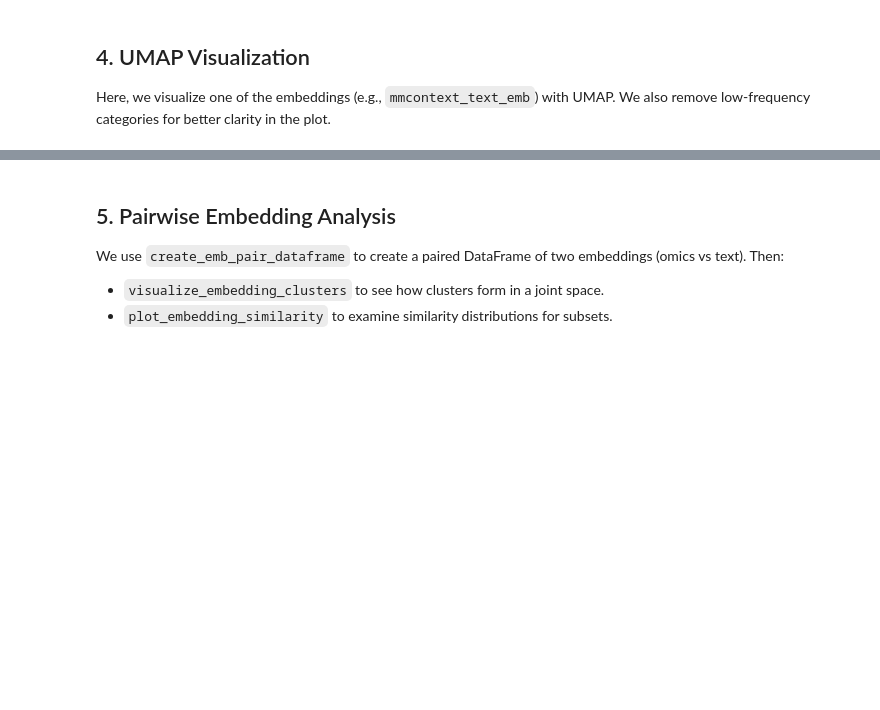
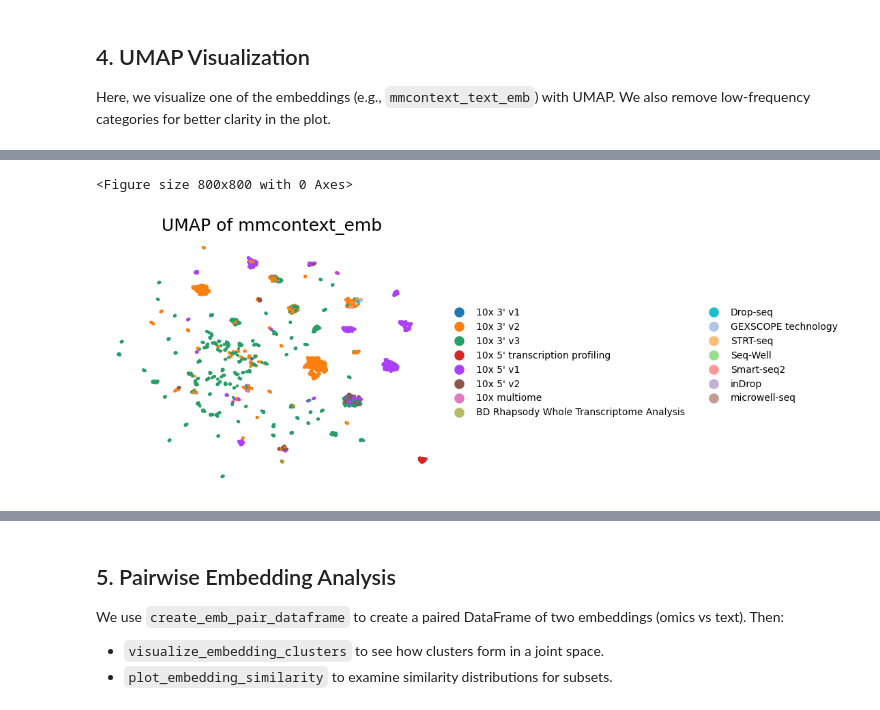
Before and after one commit to mengerj/mmcontext, a Jupyter notebook: exploratory/notebooks/eval_model.ipynb, the cells around one changed output, grey strips where cells are left out. Cells and saved outputs as stored; diff of their text form; code cells hidden in the pictures; blank space fills up the shorter version.

```diff
--- a/exploratory/notebooks/eval_model.ipynb
+++ b/exploratory/notebooks/eval_model.ipynb
@@ -15,8 +18,6 @@ You can adapt the parameters at the top to switch between different models and d
 # %% [markdown]
 ## 1. Imports and Configuration
 # %%
-import logging
-
 import anndata
 import numpy as np
 import pandas as pd
@@ -31,10 +32,10 @@ from mmcontext.pl.plotting import plot_embedding_similarity, plot_query_scores_u
 from mmcontext.pp.utils import consolidate_low_frequency_categories
 
 # mmcontext imports
-from mmcontext.utils import load_test_adata_from_hf_dataset
+from mmcontext.utils import load_test_adata_from_hf_dataset, setup_logging
 
-logger = logging.getLogger(__name__)
-logger.setLevel(logging.INFO)
+logger = setup_logging()
+
 
 ############################################
 #           CONFIGURABLE PARAMETERS       #
@@ -47,10 +48,18 @@ MODEL_NAME = "jo-mengr/mmcontext-geo7k-cellxgene3.5k-multiplets"  # Example mode
 DATASET_NAME = "cellxgene_pseudo_bulk_3_5k_multiplets_natural_language_annotation"  # Example dataset name
 
 # These keys can be adapted to your AnnData
-BATCH_KEY = "_scvi_batch"
+BATCH_KEY = "assay"
 LABEL_KEY = "cell_type"  # The column used for cell type labels
 # Additional keys for scibEvaluator
-EMBEDDING_KEYS = ["mmcontext_emb", "mmcontext_text_emb", "X_geneformer", "X_hvg", "X_pca", "X_scvi"]
+EMBEDDING_KEYS = [
+    "mmcontext_emb",
+    "mmcontext_text_emb",
+    "text_emb_original",
+    "X_geneformer",
+    "X_hvg",
+    "X_pca",
+    "X_scvi",
+]
 
 # Zero-shot classification function parameters
 ZERO_SHOT_LABEL_KEY = LABEL_KEY
@@ -65,7 +76,7 @@ logger.info("Loading dataset from HuggingFace...")
 dataset = load_dataset(f"jo-mengr/{DATASET_NAME}")
 
 logger.info("Splitting to test subset...")
-test_dataset = dataset["val"]
+test_dataset = dataset["train"]
 
 logger.info("Loading model...")
 model = SentenceTransformer(MODEL_NAME)
@@ -83,3 +109,7 @@ MissingSchema: Invalid URL 'data/RNA/processed/train/cellxgene_pseudo_bulk_3_5k/
+# %%
+# If the dataset has "pairs" in the same, filter the label column for == 1.0
+if "pairs" in DATASET_NAME:
+    test_dataset = test_dataset.filter(lambda x: x[LABEL_KEY] == 1.0)
 # %% [markdown]
 ## 3. Generate Embeddings
 
@@ -91,13 +121,18 @@ We generate:
 logger.info("Generating omics embeddings...")
 omics_embeddings = model.encode(test_dataset["anndata_ref"])
 
-logger.info("Generating text embeddings...")
+logger.info("Generating text embeddings with pre-trained multi-modal model...")
 text_annotations = adata.obs["natural_language_annotation"].values.tolist()
 text_embeddings = model.encode(text_annotations)
+logger.info("Generating text embeddings with original text model...")
+text_encoder_name = model[0].text_encoder_name
+text_model = SentenceTransformer(text_encoder_name)
+text_embeddings_original = text_model.encode(text_annotations)
 
 logger.info("Storing embeddings in AnnData...")
 adata.obsm["mmcontext_emb"] = omics_embeddings
 adata.obsm["mmcontext_text_emb"] = text_embeddings
+adata.obsm["text_emb_original"] = text_embeddings_original
 
 logger.info("Embedding generation complete.")
 adata
@@ -113,10 +159,11 @@ adata_cut = consolidate_low_frequency_categories(adata, [LABEL_KEY], threshold=1
 color_key = BATCH_KEY
 
 logger.info("Plotting UMAP...")
-plot_umap(adata_cut, color_key=color_key, embedding_key="mmcontext_text_emb")
+plot_umap(adata_cut, color_key=color_key, embedding_key="mmcontext_emb")
 
 if SAVE_FIGURES:
     import matplotlib.pyplot as plt
 
     plt.savefig("umap_visualization.png", dpi=150)
     logger.info("UMAP plot saved to umap_visualization.png")
+# %% [output]
@@ -122,0 +174,2 @@ if SAVE_FIGURES:
+<Figure size 800x800 with 0 Axes>
+[figure, added]
```
Also changed, not shown: parts of 15 cells of this notebook, 1 other file.
